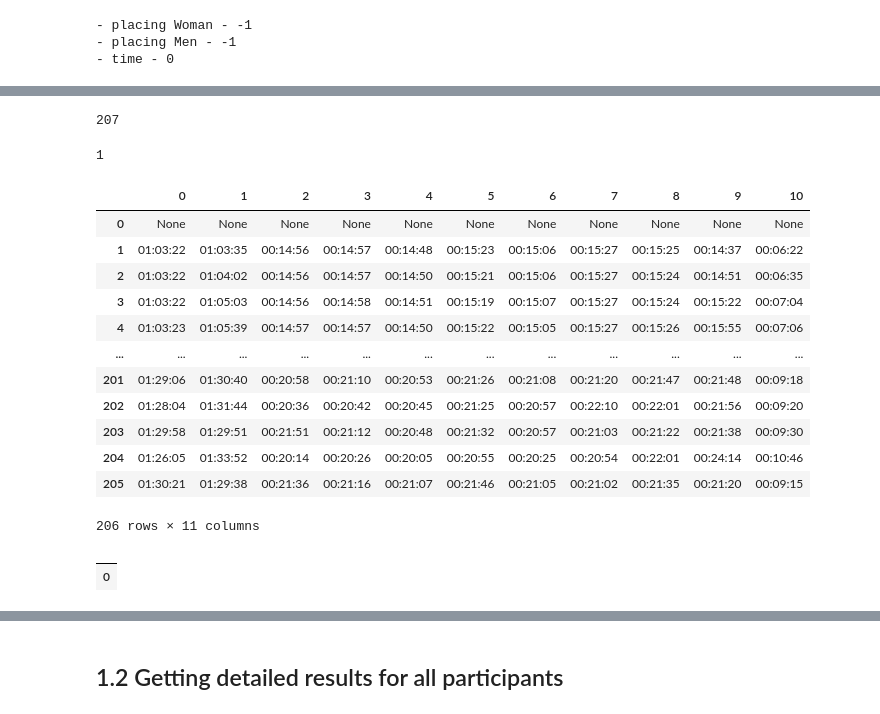
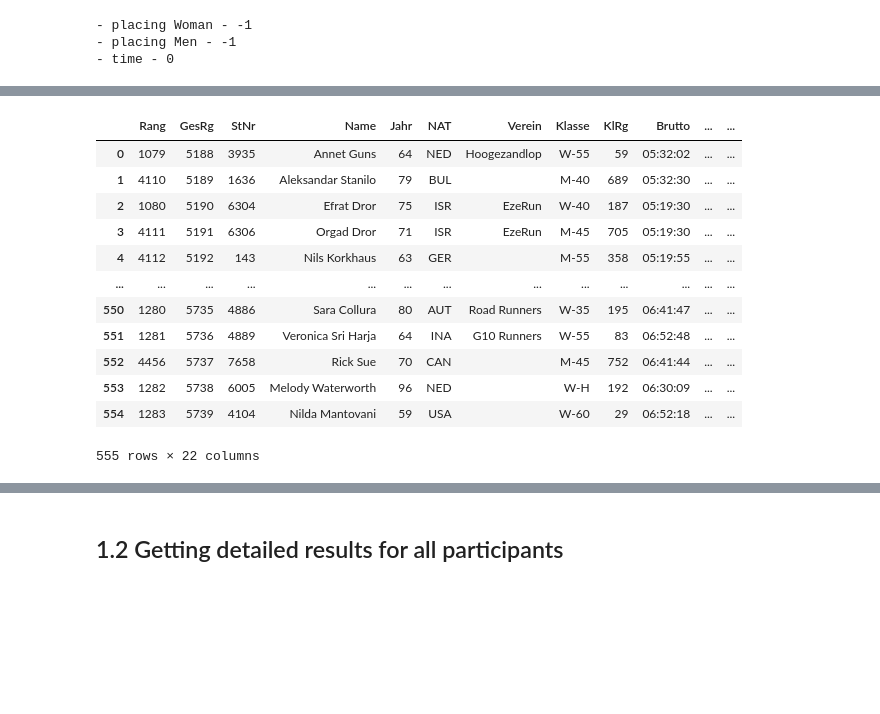
Before and after one commit to plussou/runinlyon, a Jupyter notebook: notebooks/running.ipynb, the cells around one changed output, grey strips where cells are left out. Cells and saved outputs as stored; diff of their text form; code cells hidden in the pictures; blank space fills up the shorter version.

```diff
--- a/notebooks/running.ipynb
+++ b/notebooks/running.ipynb
@@ -178,25 +198,19 @@ back_menu = results_page.find 'list_group'
-# %%
-tables = results_page.find_elements_by_tag_name('table')
 # %%
-len(tables)
+data=[]
+i=1
+for row in rows:
+    if i%3:
+        tables = row.find_elements_by_tag_name('table')
+        if len(tables)==1:
+            cols = tables[0].find_elements_by_tag_name('td')
+            if not len(cols):
+                cols = tables[0].find_elements_by_tag_name('th')
+        else:
+            data.append([])
+            cols = row.find_elements_by_tag_name('td')
+            if not len(cols):
+                cols = row.find_elements_by_tag_name('th')
+
+        for col in cols:
+            data[-1].append(col.text)
+    i+=1
-# %% [output]
-207
-# %%
-sub_tables = []
-data=[]
-for table in tables:
-    subt = table.find_elements_by_tag_name('table')
-    if len(subt):
-        sub_tables.append(subt[0])
-    else:
-        rows = table.find_elements_by_tag_name('tr')
-        for row in rows:
-            data.append([])
-            cols=row.find_elements_by_tag_name('td')
-            for col in cols:
-                cell = col.text
-                data[-1].append(cell)
-# %%
-len(sub_tables)
-# %% [output]
-1
@@ -205,17 +217,17 @@ import pandas as pd
 # %%
-data_df = pd.DataFrame(data)
-data_df
+data_df6 = pd.DataFrame(data[1:],columns=data[0])
+data_df6
 # %% [output]
-|  | 0 | 1 | 2 | 3 | 4 | 5 | 6 | 7 | 8 | 9 | 10 |
-| 0 | None | None | None | None | None | None | None | None | None | None | None |
-| 1 | 01:03:22 | 01:03:35 | 00:14:56 | 00:14:57 | 00:14:48 | 00:15:23 | 00:15:06 | 00:15:27 | 00:15:25 | 00:14:37 | 00:06:22 |
-| 2 | 01:03:22 | 01:04:02 | 00:14:56 | 00:14:57 | 00:14:50 | 00:15:21 | 00:15:06 | 00:15:27 | 00:15:24 | 00:14:51 | 00:06:35 |
-| 3 | 01:03:22 | 01:05:03 | 00:14:56 | 00:14:58 | 00:14:51 | 00:15:19 | 00:15:07 | 00:15:27 | 00:15:24 | 00:15:22 | 00:07:04 |
-| 4 | 01:03:23 | 01:05:39 | 00:14:57 | 00:14:57 | 00:14:50 | 00:15:22 | 00:15:05 | 00:15:27 | 00:15:26 | 00:15:55 | 00:07:06 |
-| ... | ... | ... | ... | ... | ... | ... | ... | ... | ... | ... | ... |
-| 201 | 01:29:06 | 01:30:40 | 00:20:58 | 00:21:10 | 00:20:53 | 00:21:26 | 00:21:08 | 00:21:20 | 00:21:47 | 00:21:48 | 00:09:18 |
-| 202 | 01:28:04 | 01:31:44 | 00:20:36 | 00:20:42 | 00:20:45 | 00:21:25 | 00:20:57 | 00:22:10 | 00:22:01 | 00:21:56 | 00:09:20 |
-| 203 | 01:29:58 | 01:29:51 | 00:21:51 | 00:21:12 | 00:20:48 | 00:21:32 | 00:20:57 | 00:21:03 | 00:21:22 | 00:21:38 | 00:09:30 |
-| 204 | 01:26:05 | 01:33:52 | 00:20:14 | 00:20:26 | 00:20:05 | 00:20:55 | 00:20:25 | 00:20:54 | 00:22:01 | 00:24:14 | 00:10:46 |
-| 205 | 01:30:21 | 01:29:38 | 00:21:36 | 00:21:16 | 00:21:07 | 00:21:46 | 00:21:05 | 00:21:02 | 00:21:35 | 00:21:20 | 00:09:15 |
+|  | Rang | GesRg | StNr | Name | Jahr | NAT | Verein | Klasse | KlRg | Brutto | ... | ... |
+| 0 | 1079 | 5188 | 3935 | Annet Guns | 64 | NED | Hoogezandlop | W-55 | 59 | 05:32:02 | ... | ... |
+| 1 | 4110 | 5189 | 1636 | Aleksandar Stanilo | 79 | BUL |  | M-40 | 689 | 05:32:30 | ... | ... |
+| 2 | 1080 | 5190 | 6304 | Efrat Dror | 75 | ISR | EzeRun | W-40 | 187 | 05:19:30 | ... | ... |
+| 3 | 4111 | 5191 | 6306 | Orgad Dror | 71 | ISR | EzeRun | M-45 | 705 | 05:19:30 | ... | ... |
+| 4 | 4112 | 5192 | 143 | Nils Korkhaus | 63 | GER |  | M-55 | 358 | 05:19:55 | ... | ... |
+| ... | ... | ... | ... | ... | ... | ... | ... | ... | ... | ... | ... | ... |
+| 550 | 1280 | 5735 | 4886 | Sara Collura | 80 | AUT | Road Runners | W-35 | 195 | 06:41:47 | ... | ... |
+| 551 | 1281 | 5736 | 4889 | Veronica Sri Harja | 64 | INA | G10 Runners | W-55 | 83 | 06:52:48 | ... | ... |
+| 552 | 4456 | 5737 | 7658 | Rick Sue | 70 | CAN |  | M-45 | 752 | 06:41:44 | ... | ... |
+| 553 | 1282 | 5738 | 6005 | Melody Waterworth | 96 | NED |  | W-H | 192 | 06:30:09 | ... | ... |
+| 554 | 1283 | 5739 | 4104 | Nilda Mantovani | 59 | USA |  | W-60 | 29 | 06:52:18 | ... | ... |
-206 rows × 11 columns
+555 rows × 22 columns
@@ -231,6 +233,0 @@ for row in rows:
-# %%
-data_sub_df = pd.DataFrame(data_sub)
-data_sub_df
-# %% [output]
-|  |
-| 0 |
```
Also changed, not shown: parts of 43 cells of this notebook, 2 other files.
